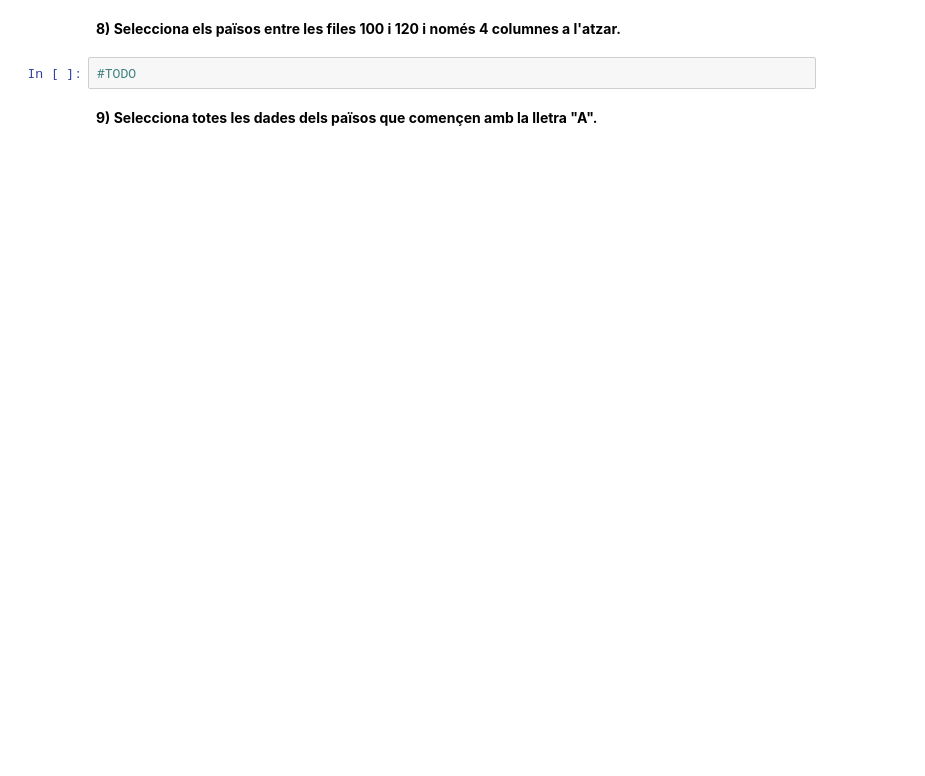
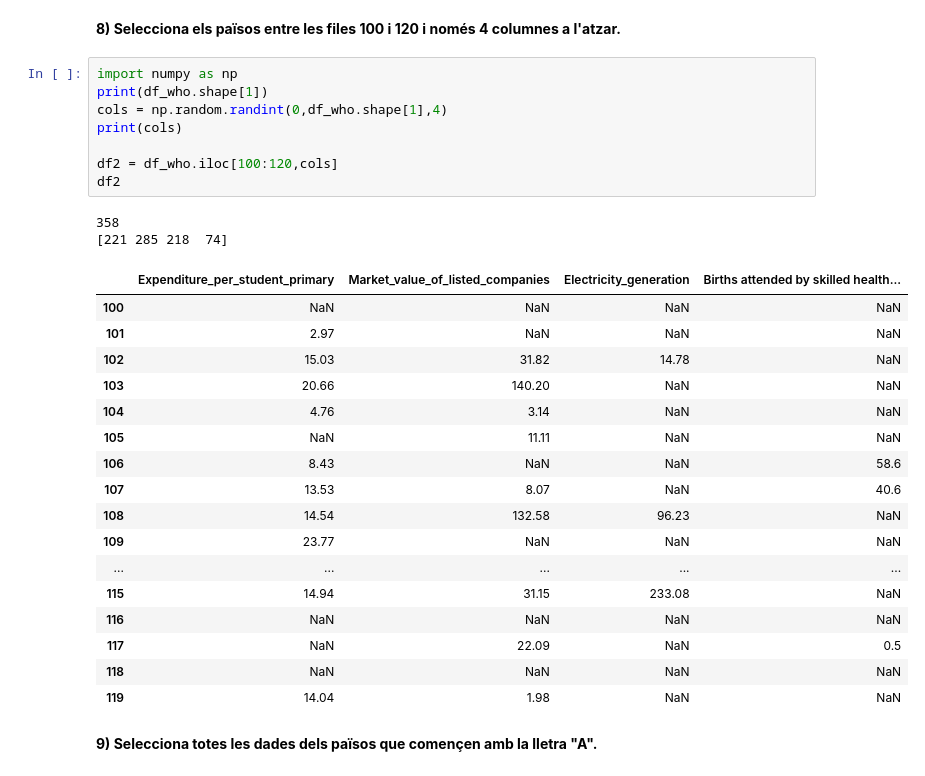
Before and after one commit to wisaaco/Curs_FG24GOI0074221, a Jupyter notebook: lessons/4_Pandas_Estructura.ipynb, the cells around one changed output. Drawn from its saved outputs; the diff is of its cells as text; blank space fills up the shorter version.

```diff
--- a/lessons/4_Pandas_Estructura.ipynb
+++ b/lessons/4_Pandas_Estructura.ipynb
@@ -336,6 +488,32 @@ codigoContinentes[7] = ""
 # %% [markdown]
 **8) Selecciona els països entre les files 100 i 120 i només 4 columnes a l'atzar.**
-# %%
-#TODO
+# %%
+import numpy as np
+print(df_who.shape[1])
+cols = np.random.randint(0,df_who.shape[1],4)
+print(cols)
+
+df2 = df_who.iloc[100:120,cols]
+df2
+# %% [output]
+358
+[221 285 218  74]
+|  | Expenditure_per_student_primary | Market_value_of_listed_companies | Electricity_generation | Births attended by skilled health... |
+| 100 | NaN | NaN | NaN | NaN |
+| 101 | 2.97 | NaN | NaN | NaN |
+| 102 | 15.03 | 31.82 | 14.78 | NaN |
+| 103 | 20.66 | 140.20 | NaN | NaN |
+| 104 | 4.76 | 3.14 | NaN | NaN |
+| 105 | NaN | 11.11 | NaN | NaN |
+| 106 | 8.43 | NaN | NaN | 58.6 |
+| 107 | 13.53 | 8.07 | NaN | 40.6 |
+| 108 | 14.54 | 132.58 | 96.23 | NaN |
+| 109 | 23.77 | NaN | NaN | NaN |
+| ... | ... | ... | ... | ... |
+| 115 | 14.94 | 31.15 | 233.08 | NaN |
+| 116 | NaN | NaN | NaN | NaN |
+| 117 | NaN | 22.09 | NaN | 0.5 |
+| 118 | NaN | NaN | NaN | NaN |
+| 119 | 14.04 | 1.98 | NaN | NaN |
 # %% [markdown]
 **9) Selecciona totes les dades dels països que començen amb la lletra "A".**
```
Also changed, not shown: parts of 20 cells of this notebook, 3 other files.
